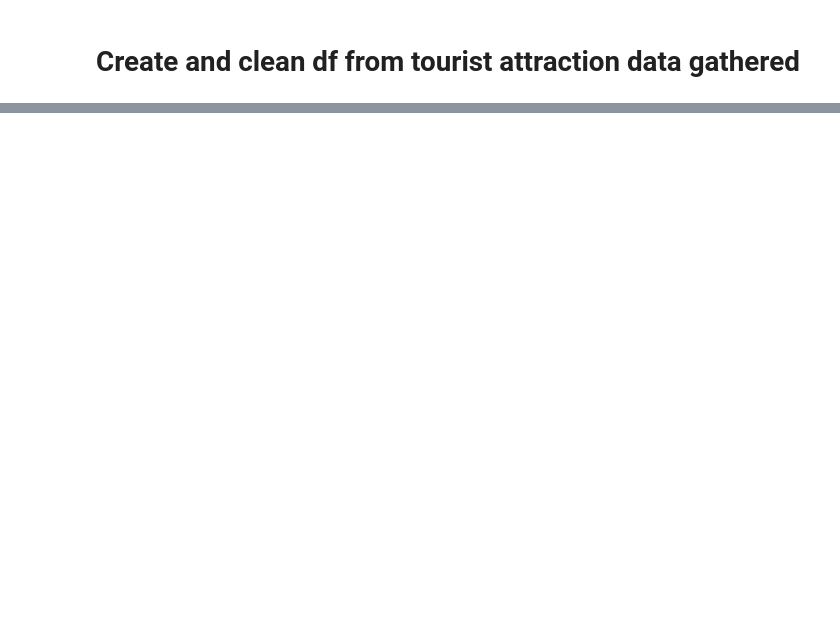
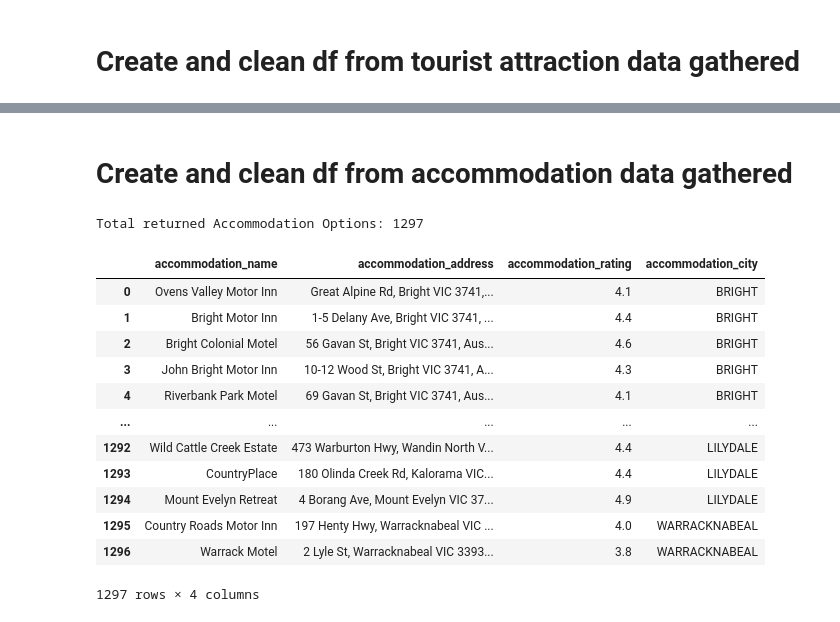
Before and after one commit to skumble27/ETL-Project, a Jupyter notebook: Final_compilation/Data_ETL.ipynb, the cells around one changed output, grey strips where cells are left out. Cells and saved outputs as stored; diff of their text form; code cells hidden in the pictures; blank space fills up the shorter version.

```diff
--- a/Final_compilation/Data_ETL.ipynb
+++ b/Final_compilation/Data_ETL.ipynb
@@ -220,0 +421,29 @@ tourist_site_xdbl_df.to_csv("Cleaned_data/tourist_sites.csv", encoding="utf-8",
+# %% [markdown]
+# Create and clean df from accommodation data gathered
+# %%
+print("Total returned Accommodation Options: "+ str(len(name_stay)))
+# %% [output]
+Total returned Accommodation Options: 1297
+# %%
+#create a df from acommodation
+accommodation_df = pd.DataFrame(name_stay)
+accommodation_df["accommodation_address"]= pd.Series(address_stay)
+accommodation_df["accommodation_rating"]= pd.Series(rating_stay)
+accommodation_df["accommodation_city"]= pd.Series(city_search_stay)
+# Rename column 0 accommodation_df
+accommodation_df = accommodation_df.rename(columns={0: "accommodation_name"})
+accommodation_df
+# %% [output]
+|  | accommodation_name | accommodation_address | accommodation_rating | accommodation_city |
+| 0 | Ovens Valley Motor Inn | Great Alpine Rd, Bright VIC 3741,... | 4.1 | BRIGHT |
+| 1 | Bright Motor Inn | 1-5 Delany Ave, Bright VIC 3741, ... | 4.4 | BRIGHT |
+| 2 | Bright Colonial Motel | 56 Gavan St, Bright VIC 3741, Aus... | 4.6 | BRIGHT |
+| 3 | John Bright Motor Inn | 10-12 Wood St, Bright VIC 3741, A... | 4.3 | BRIGHT |
+| 4 | Riverbank Park Motel | 69 Gavan St, Bright VIC 3741, Aus... | 4.1 | BRIGHT |
+| ... | ... | ... | ... | ... |
+| 1292 | Wild Cattle Creek Estate | 473 Warburton Hwy, Wandin North V... | 4.4 | LILYDALE |
+| 1293 | CountryPlace | 180 Olinda Creek Rd, Kalorama VIC... | 4.4 | LILYDALE |
+| 1294 | Mount Evelyn Retreat | 4 Borang Ave, Mount Evelyn VIC 37... | 4.9 | LILYDALE |
+| 1295 | Country Roads Motor Inn | 197 Henty Hwy, Warracknabeal VIC ... | 4.0 | WARRACKNABEAL |
+| 1296 | Warrack Motel | 2 Lyle St, Warracknabeal VIC 3393... | 3.8 | WARRACKNABEAL |
+1297 rows × 4 columns
```
Also changed, not shown: parts of 29 cells of this notebook, 8 other files.
